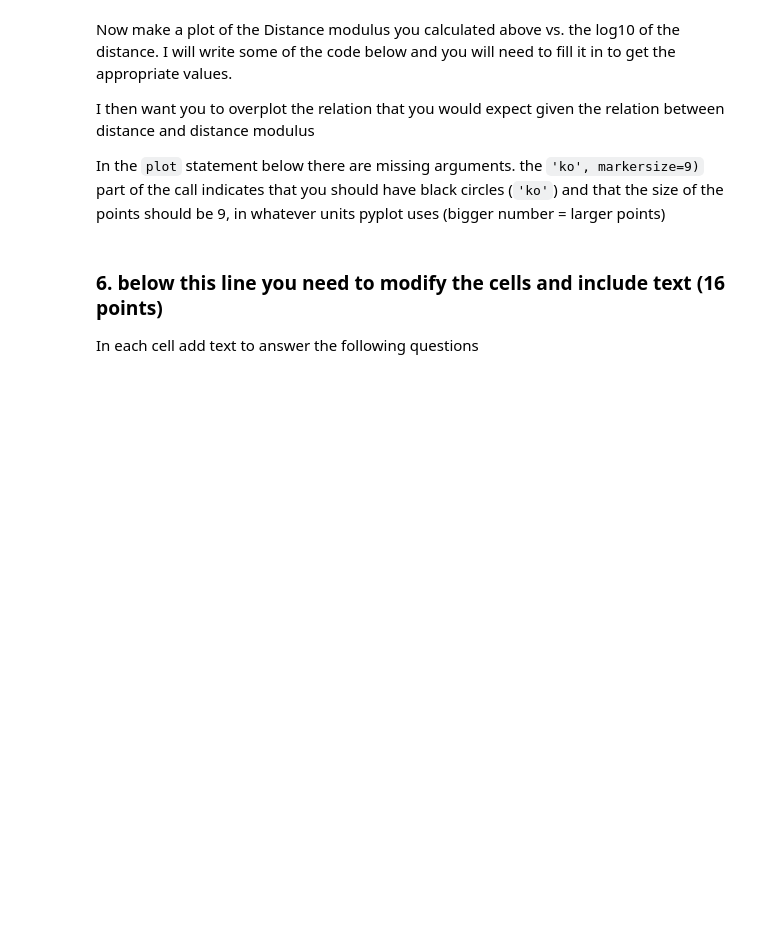
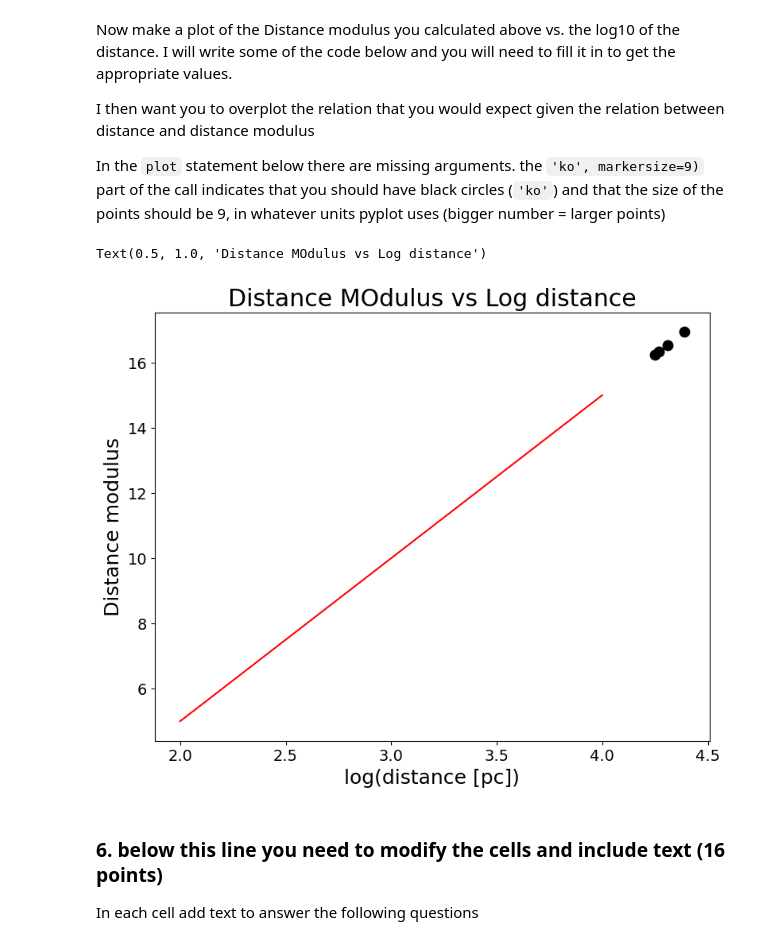
Before and after one commit to Lucc005/CMD_distmod_student, a Jupyter notebook: cluster_plot_student.ipynb, the cells around one changed output. Cells and saved outputs as stored; diff of their text form; code cells hidden in the pictures; blank space fills up the shorter version.

```diff
--- a/cluster_plot_student.ipynb
+++ b/cluster_plot_student.ipynb
@@ -118,11 +145,13 @@ Use the derived shifts to compute a distance to the cluster relative to the Plei
 #### Write code here.
 
 # enter your calculated shift here
-shift_ngc3293 =
+magshift_NGC3293 = 0.1 #This are the numbers I chose for shifts
+colshift_NGC3293 = 0.9
+shift_ngc3293 = magshift_NGC3293 - colshift_NGC3293 #I find my reference shift for me to find teh distance ratio
 
 # Assuming the distance to M45 is 130pc write an code expression that converts your shift into the ratio of the distances
 #the Pleiades to this cluster
-dist_ratio_ngc3293 =
+dist_ratio_ngc3293 = 130 / (10**(shift_ngc3293/5))
 
 #prints to 2 significant digits
 print(f"dPlieades/dNGC3293 = {dist_ratio_ngc3293:4.2f}")
@@ -139,8 +170,8 @@ dist_ratios = np.array([dist_ratio_m34, dist_ratio_m36, dist_ratio_ngc6231, dist
 #### Write code here.
 
 #write an expression to calculate the distance to each cluster
-dist_pleiades = 130.0
-dists =
+dist_pleiades = 130.0 #This is the known distance to Pleiades
+dists = dist_pleiades * dist_ratios #To calculate teh distances I used elementwise multiplication
 
 #print to 2 significant digits
 print(f"Distance for M 34 = {dists[0]:6.2f} pc")
@@ -150,7 +181,7 @@ print(f"Distance for NGC 3293 = {dists[3]:6.2f} pc")
 print()
 
 #write an expression to derive the distance modulus from the distance ratio or distance
-dist_mods =
+dist_mods = 5 * np.log10(dists)-5
 
 print(f"Distance Modulus for M 34 = {dist_mods[0]:4.2f}")
 print(f"Distance Modulus for M 36 = {dist_mods[1]:4.2f}")
@@ -165,26 +206,30 @@ In the `plot` statement below there are missing arguments.  the `'ko', markersiz
 # %%
 #You will need to make an array that contains the log of the distances
 
 #### Write code here
-logdist =
+logdist = np.log10(dists) #I calculated the log of the distances
 
 #now complete this plot statement to plot the log of the distance vs. the distance modulus.
-plt.plot( ,'ko', markersize=9)
+plt.plot(logdist, dist_mods,'ko', markersize=9)
 plt.xlabel('log(distance [pc])')
 plt.ylabel('Distance modulus')
 
 # here you will need to draw a line on your plot that shows the prediction
 #of the distance modulus given the distance.
 #these are the two x-points of your line, in log distance
 logdistpred = np.array([2,4])
 
 # write down the function that turns logdistpred into the distance modulus
 #
-dmpred =
+dmpred = 5* logdistpred - 5 #Here I predicted the distance modulus using the formula
 
 #plot this line on the previous plot
 #the 'r-' indicates a red line
 plt.plot(logdistpred, dmpred, 'r-')
+plt.title('Distance MOdulus vs Log distance')
+# %% [output]
+Text(0.5, 1.0, 'Distance MOdulus vs Log distance')
+[figure, added]
 # %% [markdown]
 ### 6. below this line you need to modify the cells and include text  (16 points)
 
```
Also changed, not shown: parts of 20 cells of this notebook.
